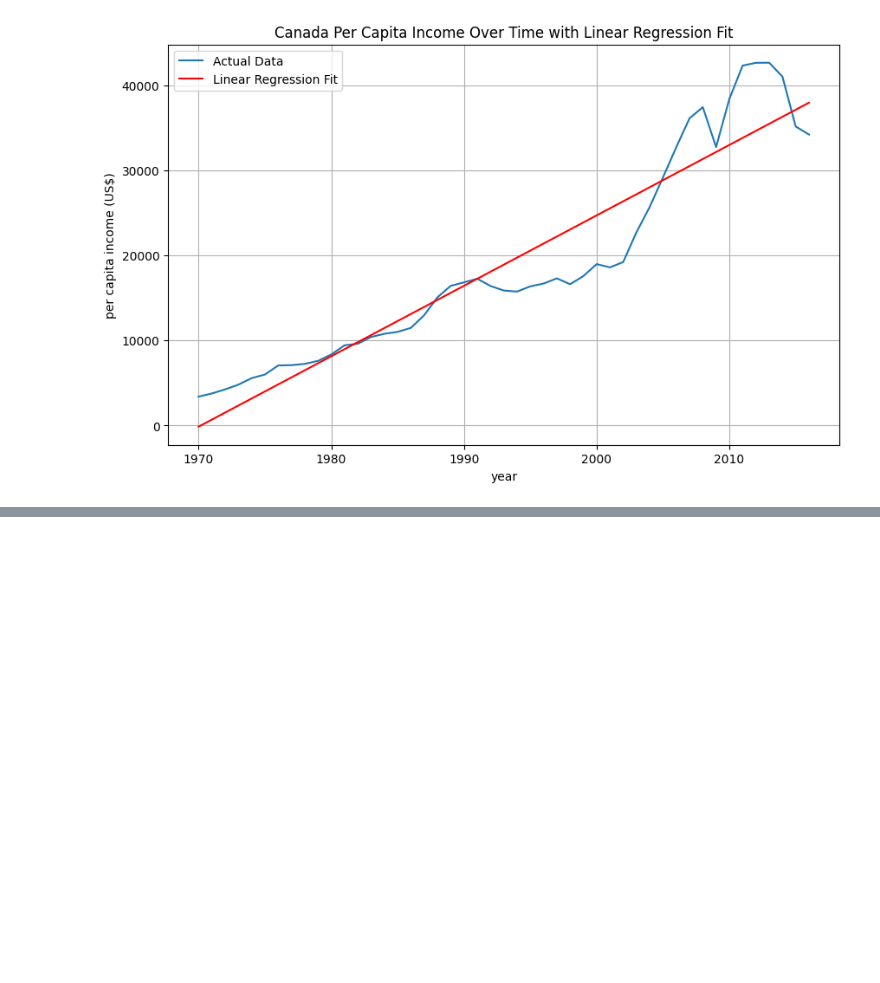
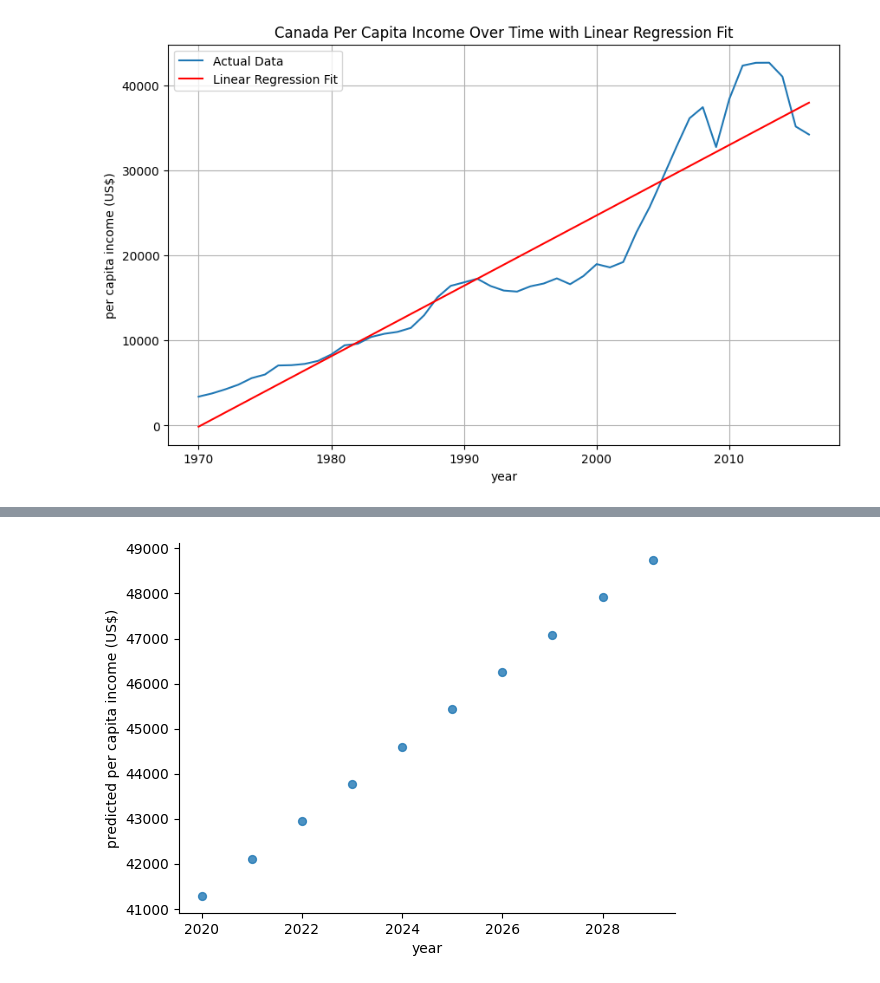
Before and after one commit to saadspark/Machine-Learning, a Jupyter notebook: Liner_Regression_Canada_per_Capita_Incom.ipynb, the cells around one changed output, grey strips where cells are left out. Drawn from its saved outputs; the diff is of its cells as text; code cells hidden in the pictures; blank space fills up the shorter version.

```diff
--- a/Liner_Regression_Canada_per_Capita_Incom.ipynb
+++ b/Liner_Regression_Canada_per_Capita_Incom.ipynb
@@ -77,0 +75,8 @@ sheet = sheets.InteractiveSheet(df=predictions_df)
+# %%
+# @title year vs predicted per capita income (US$)
+
+from matplotlib import pyplot as plt
+predictions_df.plot(kind='scatter', x='year', y='predicted per capita income (US$)', s=32, alpha=.8)
+plt.gca().spines[['top', 'right',]].set_visible(False)
+# %% [output]
+[figure, added]
```
Also changed, not shown: parts of 3 cells of this notebook.
